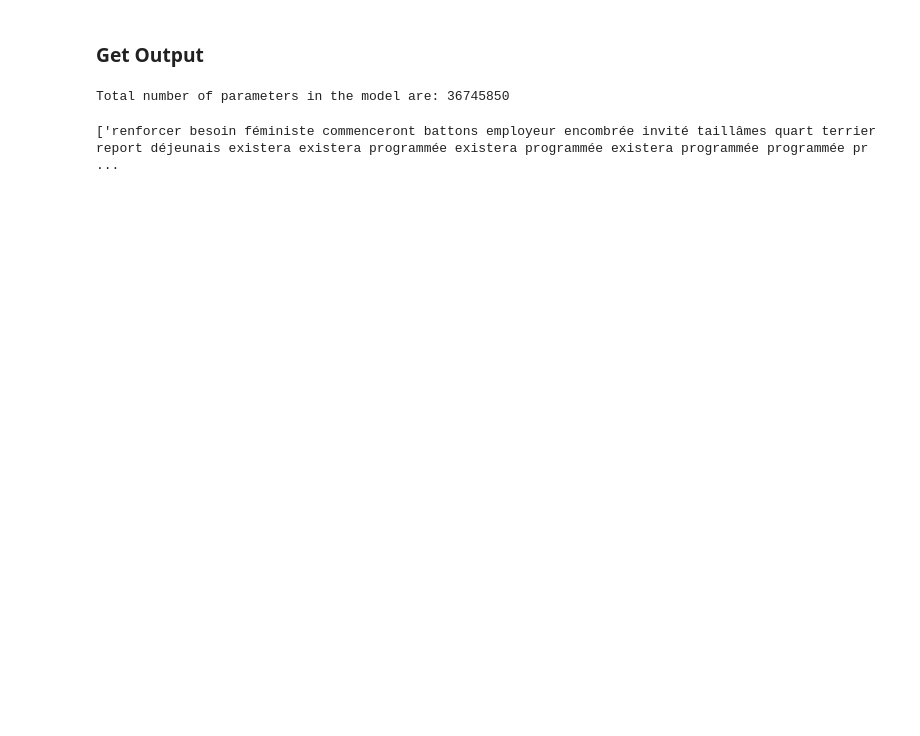
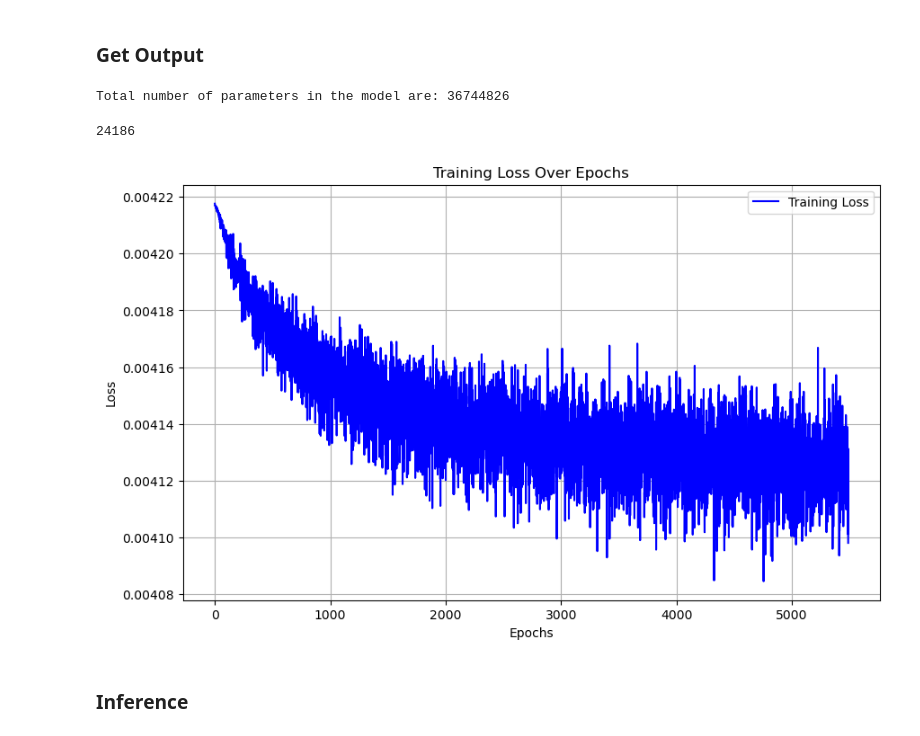
Before and after one commit to priyamnagar/Transformers_From_Scratch, a Jupyter notebook: Train.ipynb, the cells around one changed output. Saved outputs shown, nothing was run; the diff lists cells and outputs as text; code cells hidden in the pictures; blank space fills up the shorter version.

Commit message:
Transformers from scratch trained for 1 epoch

```diff
--- a/Train.ipynb
+++ b/Train.ipynb
@@ -27,0 +32,3 @@ decoder_hidden_layer_size = 2048
+# %%
+device = torch.device("cuda" if torch.cuda.is_available() else "cpu")
+device
@@ -57,19 +67,53 @@ transformer = Transformer(
     english_vocab_size = preprocess.english_vocab_size + 1,
     french_vocab_size = preprocess.french_vocab_size + 1
 )
+transformer = transformer.to(device)
 # %%
 total_params = sum(p.numel() for p in transformer.parameters() if p.requires_grad)
 print(f"Total number of parameters in the model are: {total_params}")
 # %% [output]
-Total number of parameters in the model are: 36745850
+Total number of parameters in the model are: 36744826
+# %%
+preprocess.french_vocab_size + 1
+# %% [output]
+24186
+# %%
+criterion = nn.CrossEntropyLoss()
+criterion = criterion.to(device)
+optimizer = optim.Adam(transformer.parameters(), lr = 0.0001)
 # %%
-for batch in tqdm(dataloader):
-    english_batch, french_batch = batch
+losses = []
+for ep in range(epochs):
+    for batch in tqdm(dataloader, desc = f"Epoch: {ep}"):
+        optimizer.zero_grad()
 
-    result = transformer.forward(english_batch, french_batch)
+        encoder_input, decoder_input, ground_truths = batch
 
-    sentence_outputs = [' '.join([preprocess.french_int_word[int(num)] for num in row]) for row in result]
-    print(sentence_outputs)
-    break
+        encoder_input = encoder_input.to(device)
+        decoder_input = decoder_input.to(device)
+        ground_truths = ground_truths.to(device)
+
+        decoder_prediction = transformer.forward(encoder_input, decoder_input).float()
+
+        ground_truths = F.one_hot(ground_truths, num_classes=preprocess.french_vocab_size + 1).float()
+
+        loss = criterion(decoder_prediction, ground_truths)
+
+        loss.backward()
+
+        optimizer.step()
+        losses.append(loss.item())
-# %% [output]
-['renforcer besoin féministe commenceront battons employeur encombrée invité taillâmes quart terrier report déjeunais existera existera programmée existera programmée existera programmée programmée pr ...
+# %%
+import matplotlib.pyplot as plt
+plt.figure(figsize=(10, 6))  # Set the figure size
+plt.plot(losses, label='Training Loss', color='blue')  # Plot loss values
+plt.xlabel('Epochs')  # X-axis label
+plt.ylabel('Loss')  # Y-axis label
+plt.title('Training Loss Over Epochs')  # Plot title
+plt.legend()  # Show legend
+plt.grid(True)  # Show grid
+plt.show()  # Display the plot
+# %% [output]
+[figure, added]
+# %% [markdown]
+### Inference
```
Also changed, not shown: parts of 6 cells of this notebook, 5 other files.
